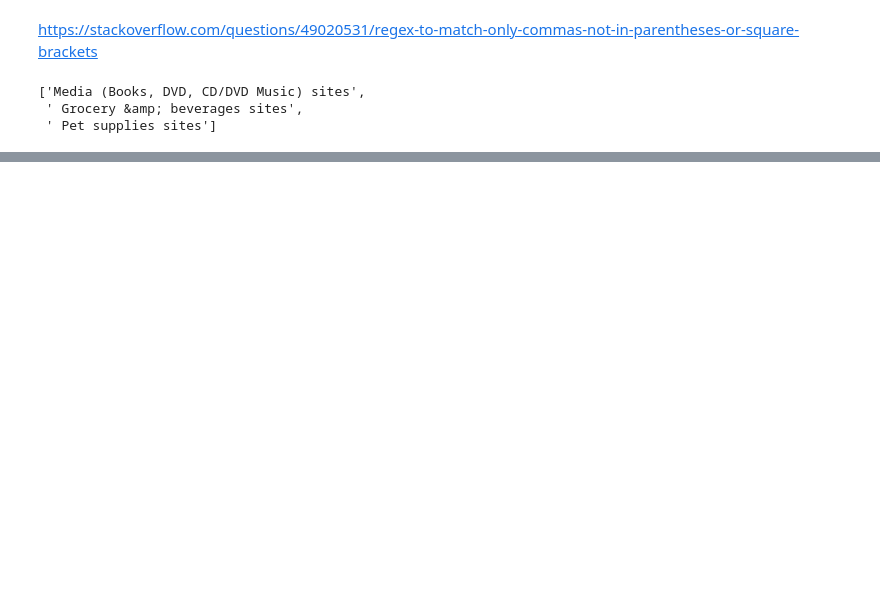
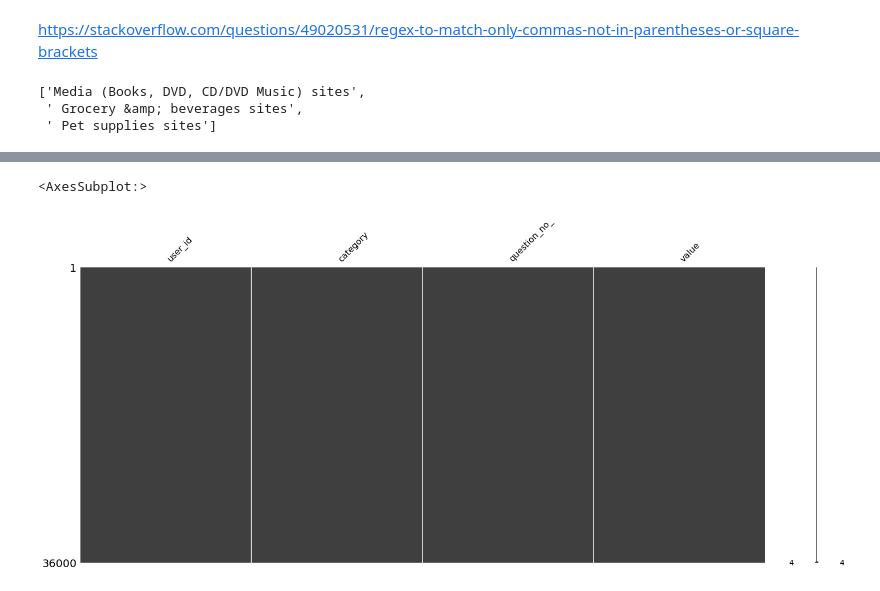
Before and after one commit to abhilash-j2/Team3_INFO7374_Spring2021, a Jupyter notebook: Assignments/Assignment1/Data pre-processing.ipynb, the cells around one changed output, grey strips where cells are left out. Saved outputs shown, nothing was run; the diff lists cells and outputs as text; code cells hidden in the pictures; blank space fills up the shorter version.

```diff
--- a/Assignments/Assignment1/Data pre-processing.ipynb
+++ b/Assignments/Assignment1/Data pre-processing.ipynb
@@ -492,0 +505,2 @@ inf_df[["user_id", ]]
+# %%
+rating_df = pd.read_csv('data/processed\\rating.csv')
@@ -492,0 +516,2 @@ inf_df[["user_id", ]]
+# %%
+rating_df = rating_df[["user_id","category","question_no_","value"]]
@@ -492,0 +520,5 @@ inf_df[["user_id", ]]
+# %%
+missingno.matrix(rating_df)
+# %% [output]
+<AxesSubplot:>
+[figure, added]
```
Also changed, not shown: parts of 54 cells of this notebook, 32 other files.
